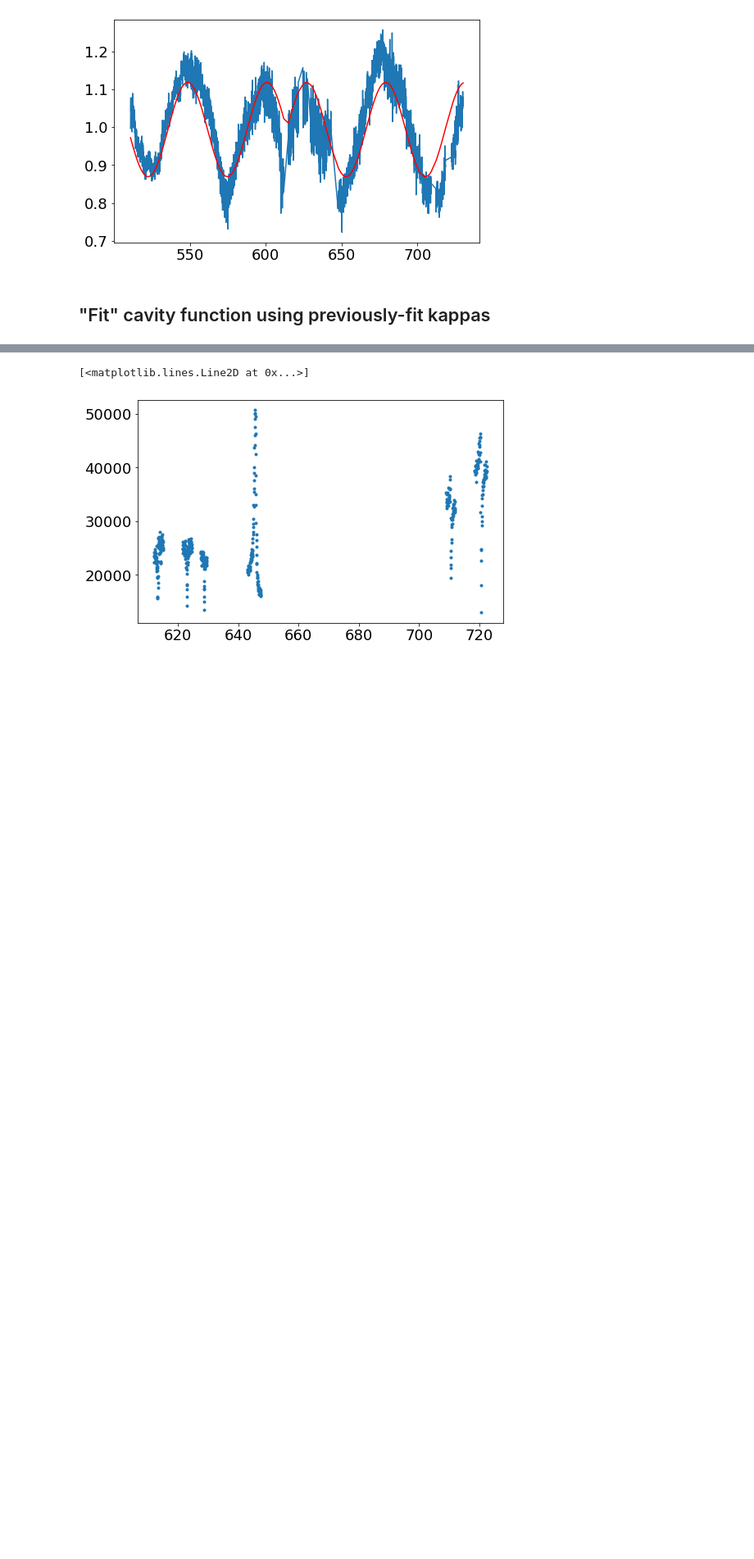
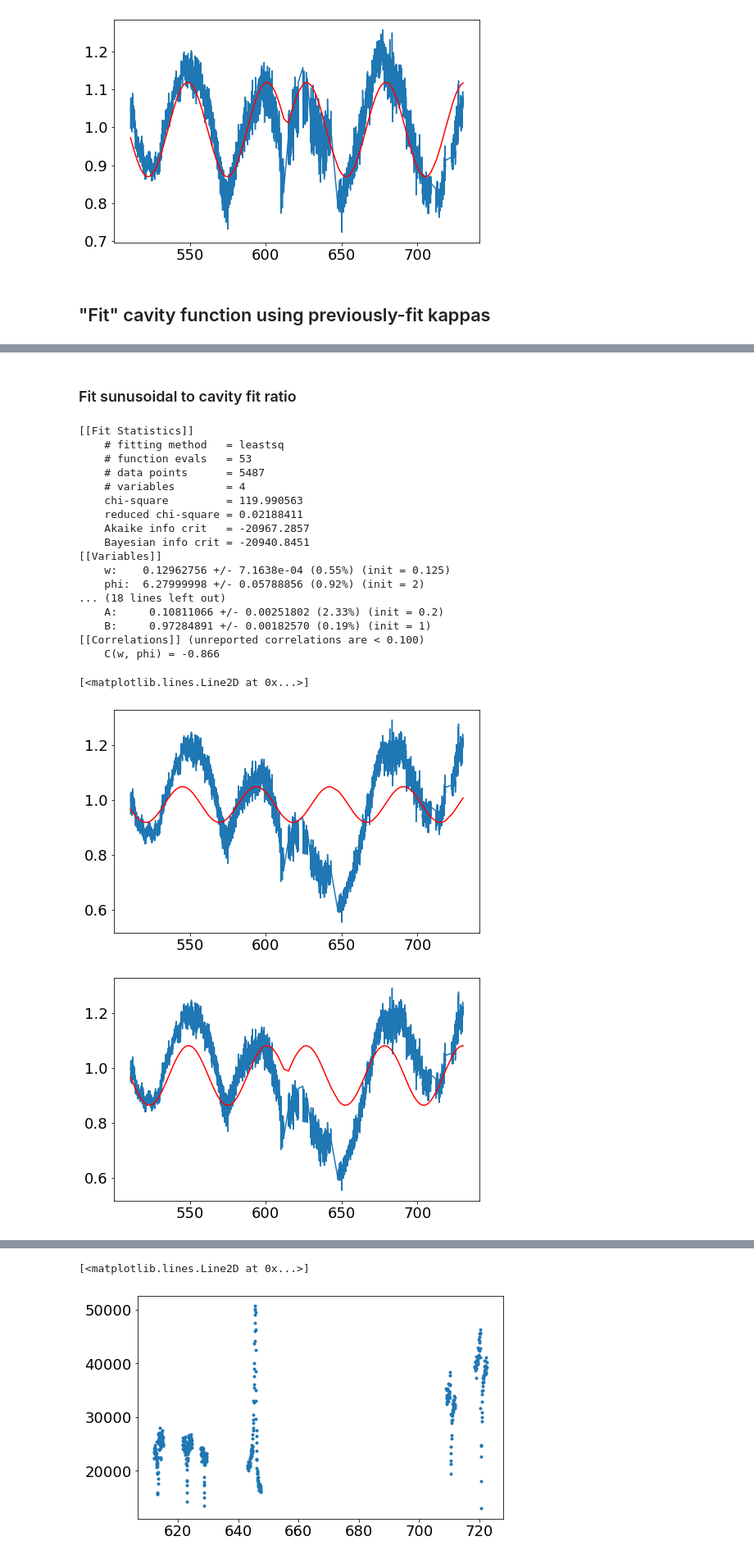
Before and after one commit to huanyanqi/siv-cqed-model, a Jupyter notebook: notebooks/fitting data - 2021_03_03_stitched.ipynb, the cells around one changed output, grey strips where cells are left out. Shown at 82% size. Saved outputs shown, nothing was run; the diff lists cells and outputs as text; code cells hidden in the pictures; blank space fills up the shorter version.

```diff
--- a/notebooks/fitting data - 2021_03_03_stitched.ipynb
+++ b/notebooks/fitting data - 2021_03_03_stitched.ipynb
@@ -280 +284,54 @@ plt.plot(cavity_freqs_filtered, cavity_intensity_filtered / (cavity_intensity_fi
+# %% [markdown]
+### Fit sunusoidal to cavity fit ratio
+# %%
+params_ratio = Parameters()
+params_ratio.add_many(
+    Parameter('w', value=0.125, min=0.08, max=0.18),
+    Parameter('phi', value=2, min=0, max=6.28),
+    Parameter('A', value=0.2, min=0, max=0.5),
+    Parameter('B', value=1, min=0, max=2),
+)
+ratio_results_oldk = fit_sin_model.fit(fit_ratio_oldk, params_ratio, x=cavity_freqs_filtered)
+lmfit.report_fit(ratio_results_oldk)
+
+plt.plot(cavity_freqs_filtered, fit_ratio_oldk)
+plt.plot(cavity_freqs_filtered, fit_sin_model.eval(ratio_results_oldk.params, x=cavity_freqs_filtered), 'r')
+
+################################
+
+params_ratio = Parameters()
+params_ratio.add_many(
+    Parameter('w', value=0.125, min=0.08, max=0.18),
+    Parameter('xref', value=620, min=610, max=630),
+    Parameter('phi', value=3.1, min=0, max=6.28),
+    Parameter('A', value=0.2, min=0, max=0.5),
+    Parameter('B', value=1, min=0, max=2),
+)
+ratio_results_oldk = fit_bounce_sin_model.fit(fit_ratio_oldk, params_ratio, x=cavity_freqs_filtered)
+lmfit.report_fit(ratio_results_oldk)
+
+plt.figure()
+plt.plot(cavity_freqs_filtered, fit_ratio_oldk)
+plt.plot(cavity_freqs_filtered, fit_bounce_sin_model.eval(ratio_results_oldk.params, x=cavity_freqs_filtered), 'r')
+# %% [output]
+[[Fit Statistics]]
+    # fitting method   = leastsq
+    # function evals   = 53
+    # data points      = 5487
+    # variables        = 4
+    chi-square         = 119.990563
+    reduced chi-square = 0.02188411
+    Akaike info crit   = -20967.2857
+    Bayesian info crit = -20940.8451
+[[Variables]]
+    w:    0.12962756 +/- 7.1638e-04 (0.55%) (init = 0.125)
+    phi:  6.27999998 +/- 0.05788856 (0.92%) (init = 2)
+... (18 lines left out)
+    A:     0.10811066 +/- 0.00251802 (2.33%) (init = 0.2)
+    B:     0.97284891 +/- 0.00182570 (0.19%) (init = 1)
+[[Correlations]] (unreported correlations are < 0.100)
+    C(w, phi) = -0.866
+[<matplotlib.lines.Line2D at 0x...>]
+[figure, added]
+[figure, added]
 # %% [markdown]
```
Also changed, not shown: parts of 23 cells of this notebook, 4 other files.
